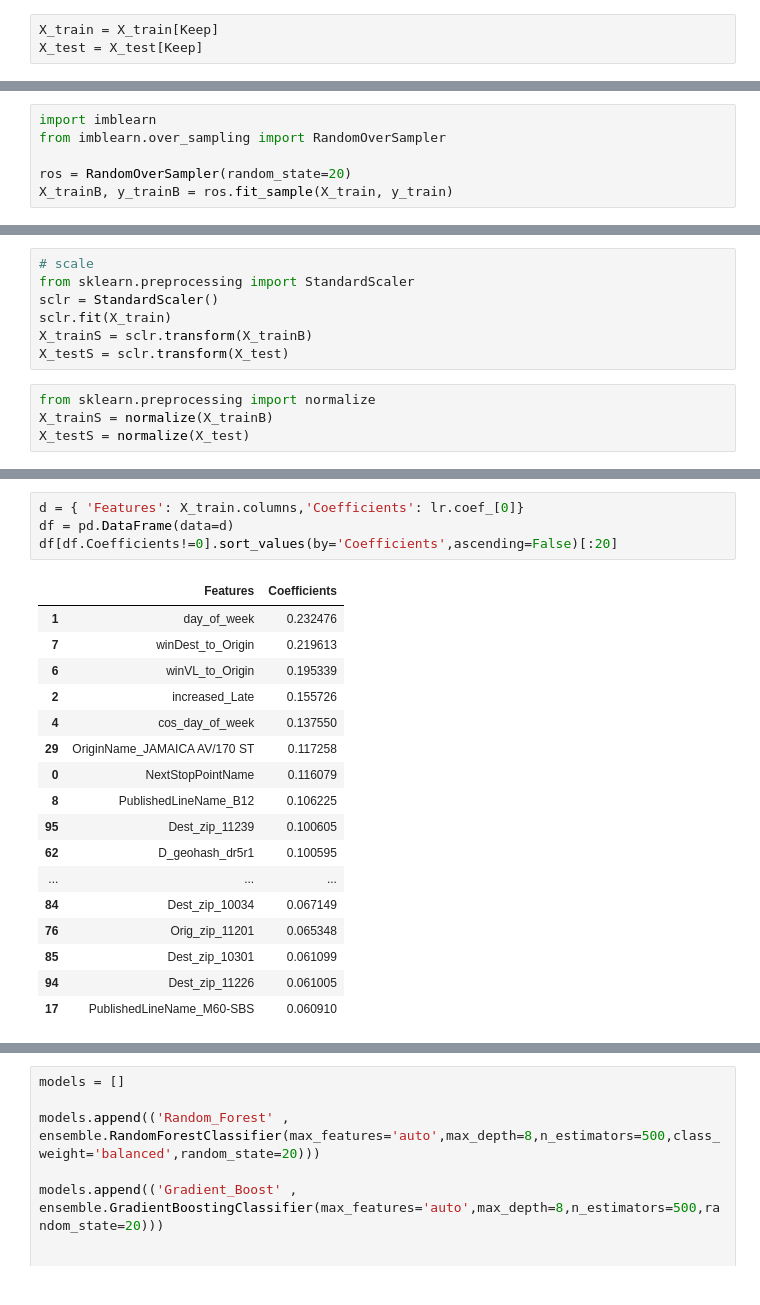
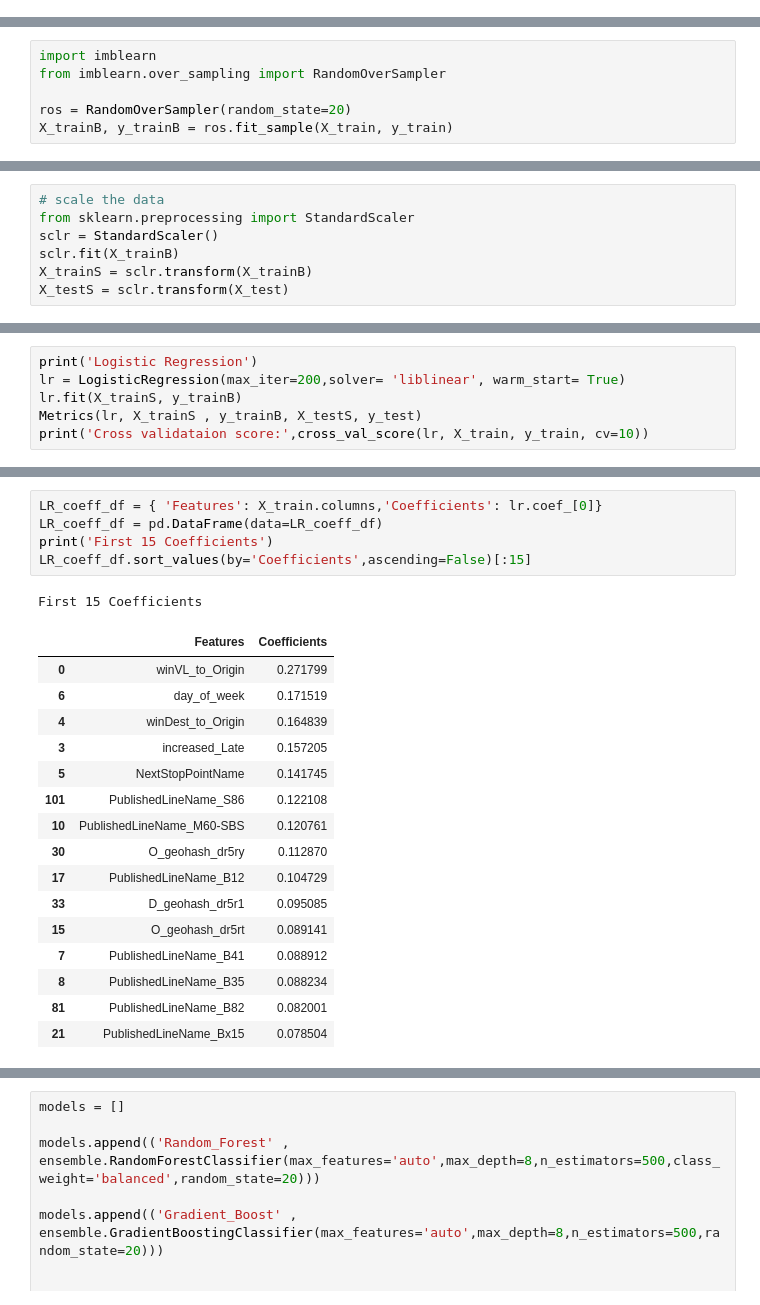
Before and after one commit to keith44/TF-Data_Science, a Jupyter notebook: Data_Science/Supervised learning/NY BUS PREDICTION.ipynb, the cells around one changed output, grey strips where cells are left out. Drawn from its saved outputs; the diff is of its cells as text.

```diff
--- a/Data_Science/Supervised learning/NY BUS PREDICTION.ipynb
+++ b/Data_Science/Supervised learning/NY BUS PREDICTION.ipynb
@@ -1415,3 +1358,0 @@ Keep
-# %%
-X_train = X_train[Keep]
-X_test = X_test[Keep]
@@ -1478,11 +1377,7 @@ X_trainB, y_trainB = ros.fit_sample(X_train, y_train)
 # %%
-# scale
+# scale the data
 from sklearn.preprocessing import StandardScaler
 sclr = StandardScaler()
-sclr.fit(X_train)
+sclr.fit(X_trainB)
 X_trainS = sclr.transform(X_trainB)
 X_testS = sclr.transform(X_test)
-# %%
-from sklearn.preprocessing import normalize
-X_trainS = normalize(X_trainB)
-X_testS = normalize(X_test)
@@ -1584,0 +1576,6 @@ print(cross_val_score(lr, X_train, y_train, cv=10))
+# %%
+print('Logistic Regression')
+lr = LogisticRegression(max_iter=200,solver= 'liblinear', warm_start= True)
+lr.fit(X_trainS, y_trainB)
+Metrics(lr, X_trainS , y_trainB, X_testS, y_test)
+print('Cross validataion score:',cross_val_score(lr, X_train, y_train, cv=10))
@@ -1585,22 +1603,23 @@ print(cross_val_score(lr, X_train, y_train, cv=10))
 # %%
-d = { 'Features': X_train.columns,'Coefficients': lr.coef_[0]}
-df = pd.DataFrame(data=d)
-df[df.Coefficients!=0].sort_values(by='Coefficients',ascending=False)[:20]
+LR_coeff_df = { 'Features': X_train.columns,'Coefficients': lr.coef_[0]}
+LR_coeff_df = pd.DataFrame(data=LR_coeff_df)
+print('First 15 Coefficients')
+LR_coeff_df.sort_values(by='Coefficients',ascending=False)[:15]
 # %% [output]
+First 15 Coefficients
 |  | Features | Coefficients |
-| 1 | day_of_week | 0.232476 |
-| 7 | winDest_to_Origin | 0.219613 |
-| 6 | winVL_to_Origin | 0.195339 |
-| 2 | increased_Late | 0.155726 |
-| 4 | cos_day_of_week | 0.137550 |
-| 29 | OriginName_JAMAICA AV/170 ST | 0.117258 |
-| 0 | NextStopPointName | 0.116079 |
-| 8 | PublishedLineName_B12 | 0.106225 |
-| 95 | Dest_zip_11239 | 0.100605 |
-| 62 | D_geohash_dr5r1 | 0.100595 |
-| ... | ... | ... |
-| 84 | Dest_zip_10034 | 0.067149 |
-| 76 | Orig_zip_11201 | 0.065348 |
-| 85 | Dest_zip_10301 | 0.061099 |
-| 94 | Dest_zip_11226 | 0.061005 |
-| 17 | PublishedLineName_M60-SBS | 0.060910 |
+| 0 | winVL_to_Origin | 0.271799 |
+| 6 | day_of_week | 0.171519 |
+| 4 | winDest_to_Origin | 0.164839 |
+| 3 | increased_Late | 0.157205 |
+| 5 | NextStopPointName | 0.141745 |
+| 101 | PublishedLineName_S86 | 0.122108 |
+| 10 | PublishedLineName_M60-SBS | 0.120761 |
+| 30 | O_geohash_dr5ry | 0.112870 |
+| 17 | PublishedLineName_B12 | 0.104729 |
+| 33 | D_geohash_dr5r1 | 0.095085 |
+| 15 | O_geohash_dr5rt | 0.089141 |
+| 7 | PublishedLineName_B41 | 0.088912 |
+| 8 | PublishedLineName_B35 | 0.088234 |
+| 81 | PublishedLineName_B82 | 0.082001 |
+| 21 | PublishedLineName_Bx15 | 0.078504 |
```
Also changed, not shown: parts of 85 cells of this notebook, 5 other files.
